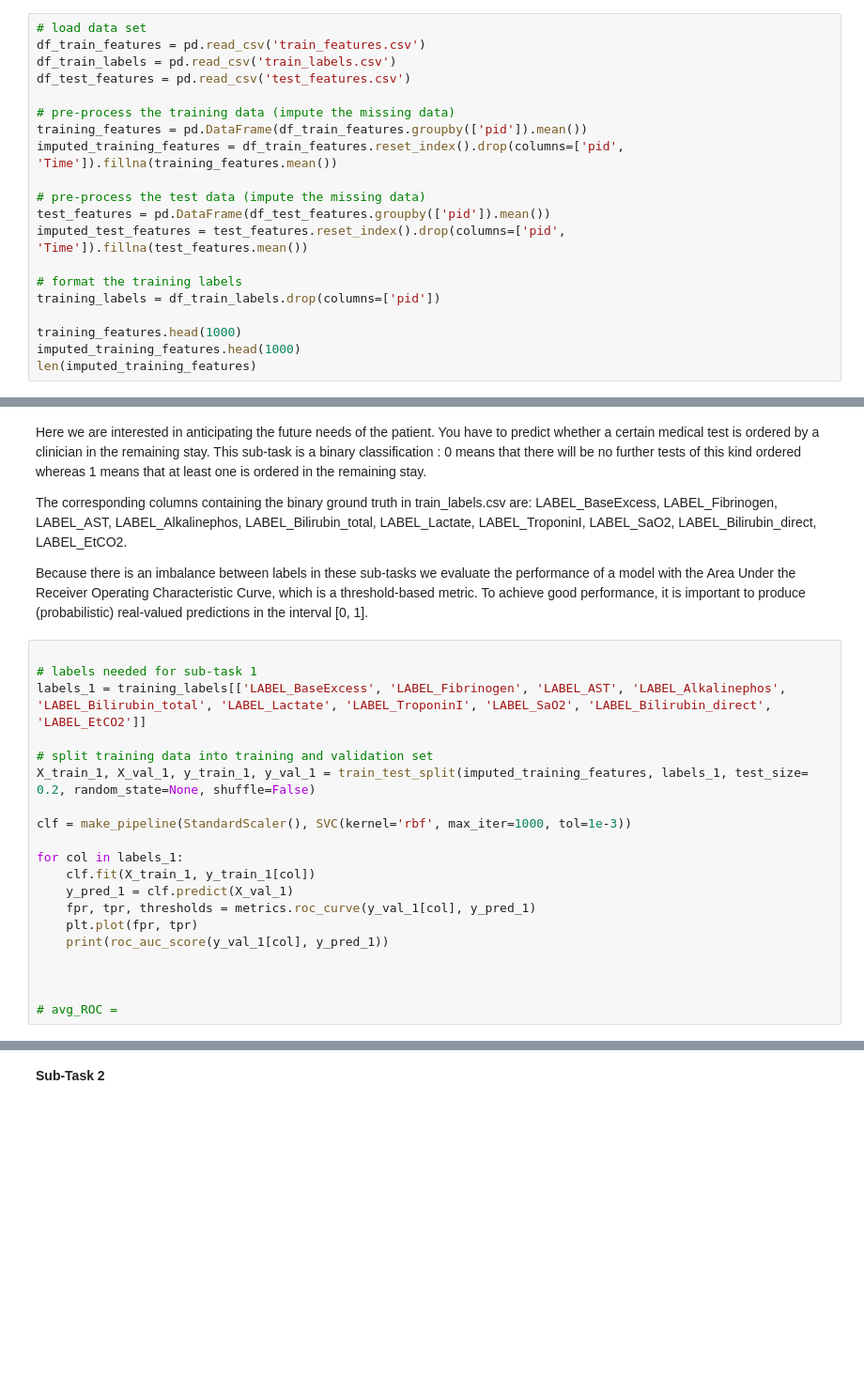
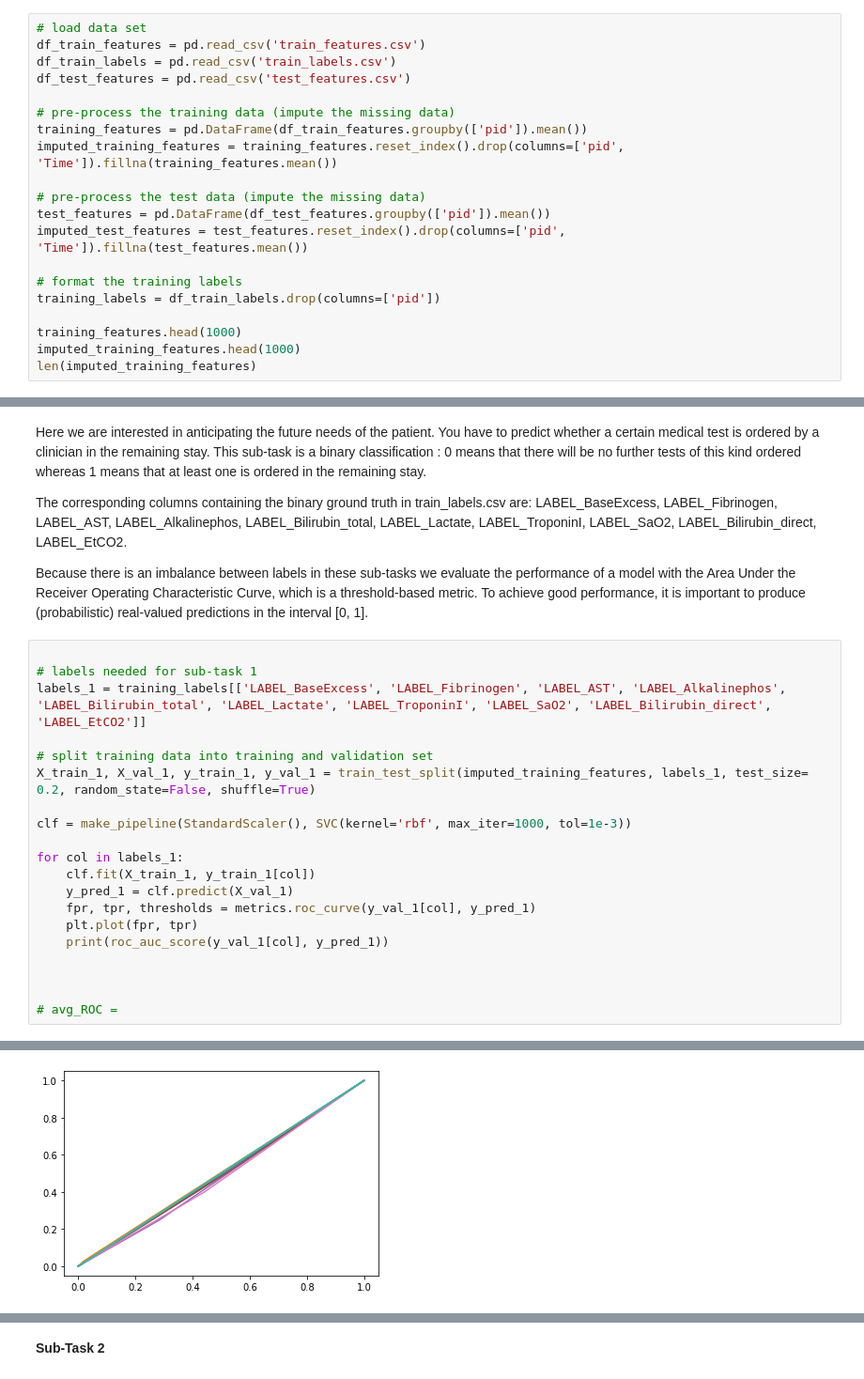
Before and after one commit to jonarivado/IML-Projects, a Jupyter notebook: Task 2/main2.ipynb, the cells around one changed output, grey strips where cells are left out. Shown at 94% size. Cells and saved outputs as stored; diff of their text form; blank space fills up the shorter version.

```diff
--- a/Task 2/main2.ipynb
+++ b/Task 2/main2.ipynb
@@ -24,7 +24,7 @@ df_test_features = pd.read_csv('test_features.csv')
 
 # pre-process the training data (impute the missing data)
 training_features = pd.DataFrame(df_train_features.groupby(['pid']).mean())
-imputed_training_features = df_train_features.reset_index().drop(columns=['pid', 'Time']).fillna(training_features.mean())
+imputed_training_features = training_features.reset_index().drop(columns=['pid', 'Time']).fillna(training_features.mean())
 
 # pre-process the test data (impute the missing data)
 test_features = pd.DataFrame(df_test_features.groupby(['pid']).mean())
@@ -52,7 +52,7 @@ Because there is an imbalance between labels in these sub-tasks we evaluate the
 labels_1 = training_labels[['LABEL_BaseExcess', 'LABEL_Fibrinogen', 'LABEL_AST', 'LABEL_Alkalinephos', 'LABEL_Bilirubin_total', 'LABEL_Lactate', 'LABEL_TroponinI', 'LABEL_SaO2', 'LABEL_Bilirubin_direct', 'LABEL_EtCO2']]
 
 # split training data into training and validation set
-X_train_1, X_val_1, y_train_1, y_val_1 = train_test_split(imputed_training_features, labels_1, test_size= 0.2, random_state=None, shuffle=False)
+X_train_1, X_val_1, y_train_1, y_val_1 = train_test_split(imputed_training_features, labels_1, test_size= 0.2, random_state=False, shuffle=True)
 
 clf = make_pipeline(StandardScaler(), SVC(kernel='rbf', max_iter=1000, tol=1e-3))
 
@@ -66,3 +66,4 @@ for col in labels_1:
 
 
 # avg_ROC =
+# %% [output]
@@ -69,3 +80,4 @@ for col in labels_1:
+[figure, added]
 # %%
 # labels needed for sub-task 1
 labels_1 = training_labels[['LABEL_BaseExcess', 'LABEL_Fibrinogen', 'LABEL_AST', 'LABEL_Alkalinephos', 'LABEL_Bilirubin_total', 'LABEL_Lactate', 'LABEL_TroponinI', 'LABEL_SaO2', 'LABEL_Bilirubin_direct', 'LABEL_EtCO2']]
```
Also changed, not shown: parts of 5 cells of this notebook, 5 other files.
